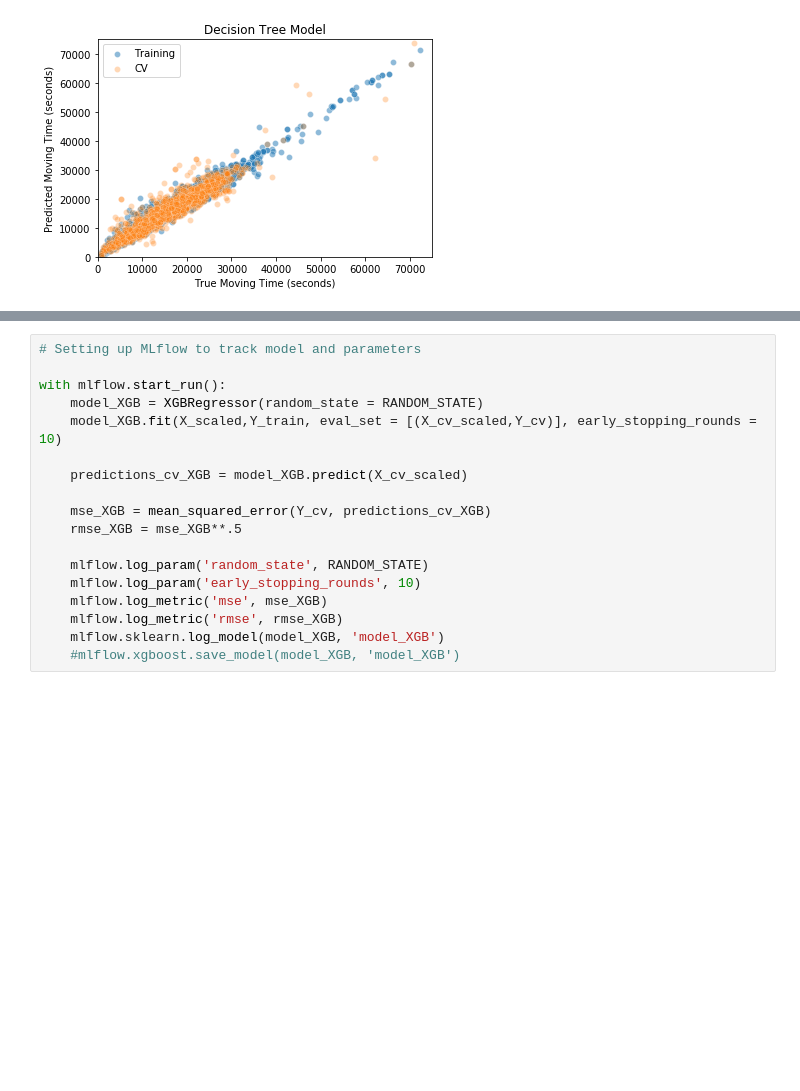
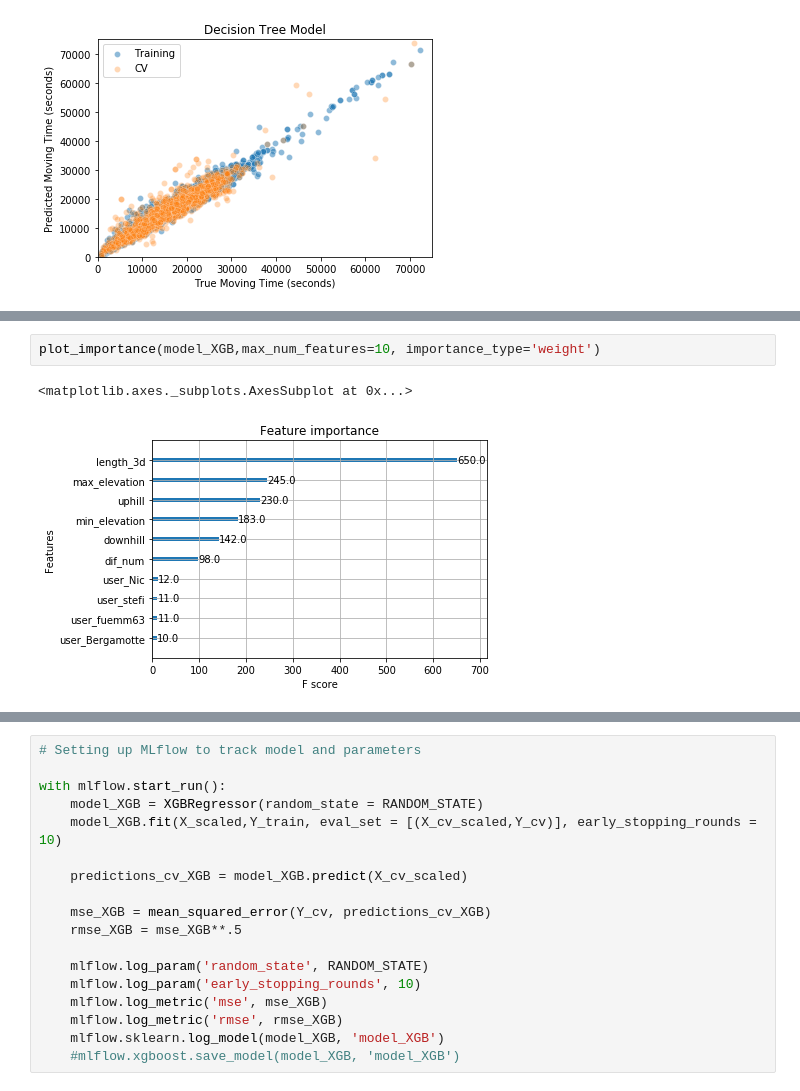
Before and after one commit to EmmaKLofthouse/hiking-trails, a Jupyter notebook: predict_time.ipynb, the cells around one changed output, grey strips where cells are left out. Saved outputs shown, nothing was run; the diff lists cells and outputs as text; blank space fills up the shorter version.

```diff
--- a/predict_time.ipynb
+++ b/predict_time.ipynb
@@ -578,0 +611,5 @@ Again, there's been some progress compared to the initial two models, but the er
+# %%
+plot_importance(model_XGB,max_num_features=10, importance_type='weight')
+# %% [output]
+<matplotlib.axes._subplots.AxesSubplot at 0x...>
+[figure, added]
```
Also changed, not shown: parts of 14 cells of this notebook.
